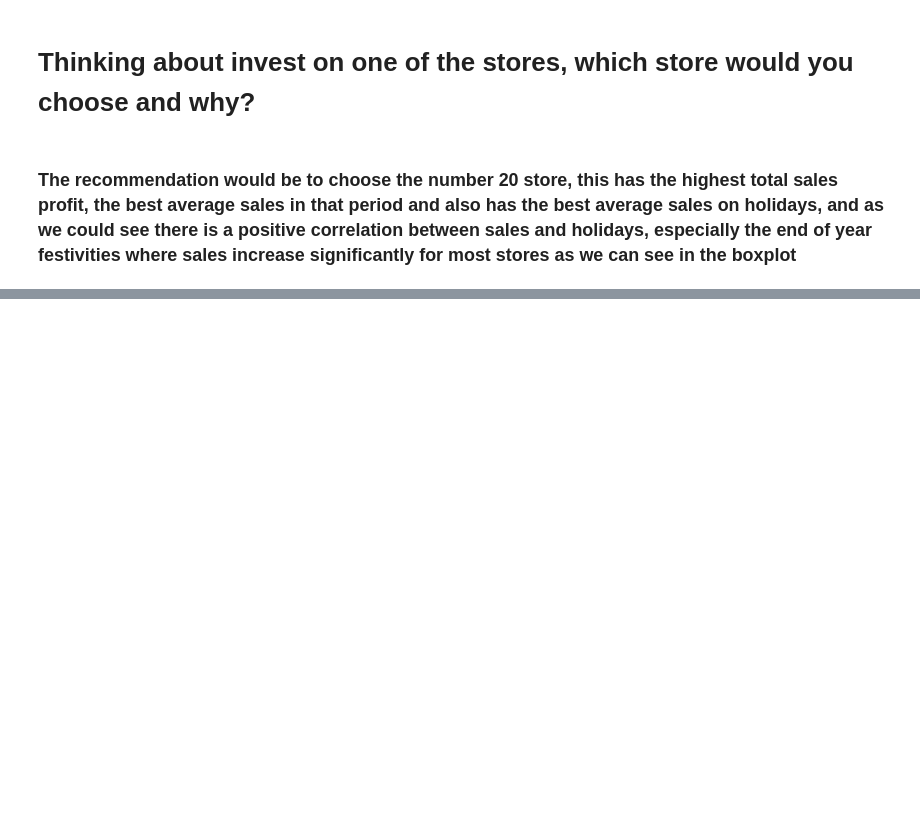
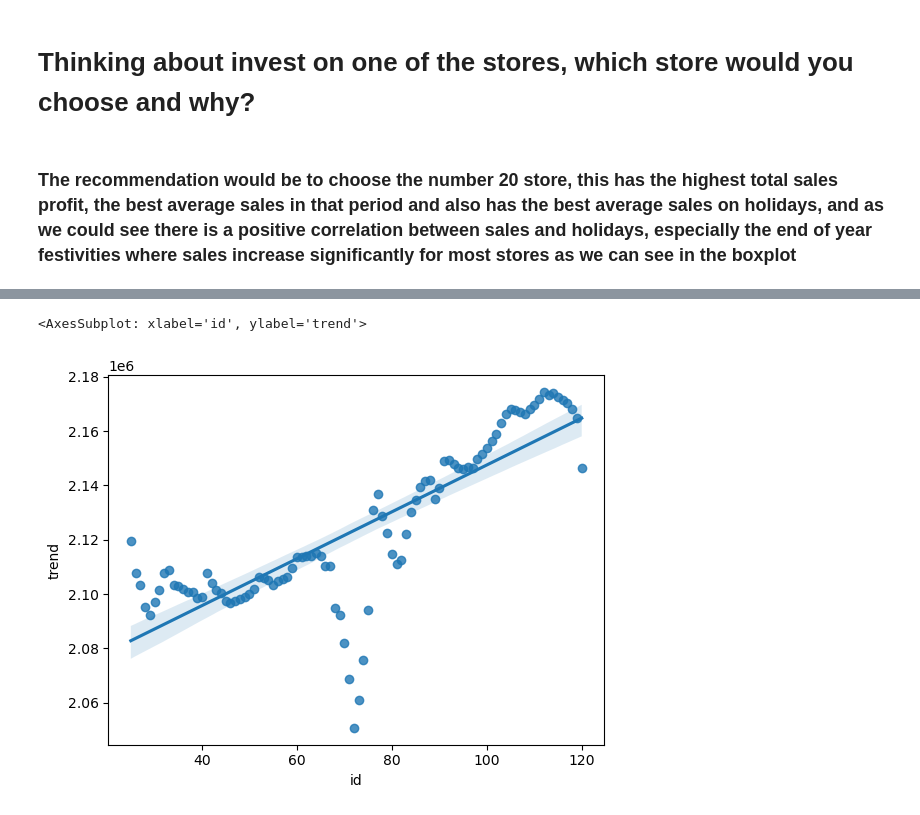
Before and after one commit to danieltorrescode/jupyter, a Jupyter notebook: Wallmart.ipynb, the cells around one changed output, grey strips where cells are left out. Drawn from its saved outputs; the diff is of its cells as text; code cells hidden in the pictures; blank space fills up the shorter version.

```diff
--- a/Wallmart.ipynb
+++ b/Wallmart.ipynb
@@ -188,0 +229,5 @@ sns.boxplot(data=df, x="Store", y="Weekly_Sales",  hue="Holiday_Flag")
+# %%
+sns.regplot(data=df_sorted.query('Store==20'), x='id', y='trend')
+# %% [output]
+<AxesSubplot: xlabel='id', ylabel='trend'>
+[figure, added]
```
Also changed, not shown: parts of 2 cells of this notebook, 3 other files.
